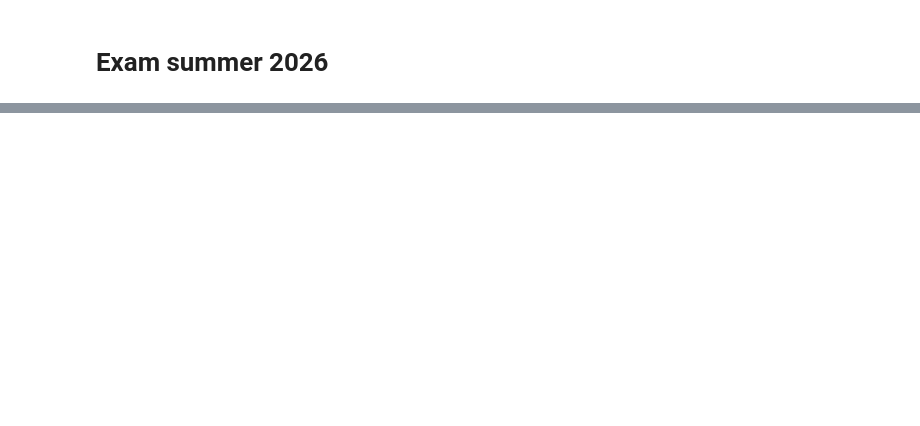
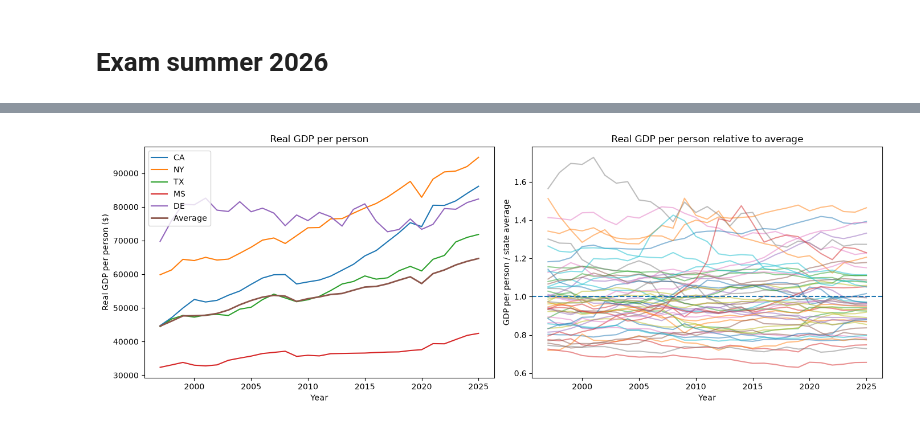
Before and after one commit to Alba-uni/AA_Project_1, a Jupyter notebook: Exam/Exam.ipynb, the cells around one changed output, grey strips where cells are left out. Saved outputs shown, nothing was run; the diff lists cells and outputs as text; code cells hidden in the pictures; blank space fills up the shorter version.

```diff
--- a/Exam/Exam.ipynb
+++ b/Exam/Exam.ipynb
@@ -109,8 +130,6 @@ print("Number of states:", len(gdp.columns))
 # GDP is in millions and population is in thousands
 y = (gdp / pop) * 1000
 
-display(y.head())
-
 # 1.1.4 Compare real GDP per person in the first and last year
 
 # First and last year in the data
@@ -139,9 +158,86 @@ for year in [tfirst, tlast]:
     print(f"Year: {year}")
     print(f"Highest: {highest_state}, ${highest:,.2f}")
     print(f"Lowest: {lowest_state}, ${lowest:,.2f}")
-    print(f"Highest / lowest ratio: {ratio:.2f}")
+    print(f"Ratio between highest and lowest: {ratio:.2f}")
     print(f"Average: ${average:,.2f}")
     print()
+
+
+# 1.1.5 Plot GDP per person and GDP relative to the state average
+
+# Choosing a handful of states
+chosen_states = ['CA', 'NY', 'TX', 'MS', 'DE']
+
+# Average GDP per person across states in each year
+y_average = y.mean(axis=1)
+
+# GDP per person relative to the average in each year
+y_relative = y.div(y_average, axis=0)
+
+# Create figure with two panels
+fig, axes = plt.subplots(1, 2, figsize=(14, 5))
+
+# Panel 1: GDP per person for selected states
+for state in chosen_states:
+    axes[0].plot(y.index, y[state], label=state)
+
+# Add average across all states
+axes[0].plot(y.index, y_average, label='Average', linewidth=2)
+
+axes[0].set_xlabel('Year')
+axes[0].set_ylabel('Real GDP per person ($)')
+axes[0].set_title('Real GDP per person')
+axes[0].legend()
+
+# Panel 2: GDP per person relative to the average
+for state in y.columns:
+    axes[1].plot(y.index, y_relative[state], alpha=0.5)
+
+# A value of 1 corresponds to the state average
+axes[1].axhline(1, linestyle='--')
+
+axes[1].set_xlabel('Year')
+axes[1].set_ylabel('GDP per person / state average')
+axes[1].set_title('Real GDP per person relative to average')
+
+plt.tight_layout()
+plt.show()
+
+
+# 1.2.1 Standard deviation of log real GDP per person
+
+# Take the logarithm of GDP per person
+log_y = np.log(y)
+
+# Standard deviation across states for each year
+std_log_y = log_y.std(axis=1)
+
+# Plot the standard deviation over time
+plt.figure(figsize=(8, 5))
+
+plt.plot(std_log_y.index, std_log_y)
+
+plt.xlabel('Year')
+plt.ylabel('Standard deviation of log GDP per person')
+plt.title('Dispersion in real GDP per person across states')
+
+plt.show()
+
+# 1.2.2 Report dispersion in the first and last year and its highest and lowest values
+
+# First and last year
+tfirst = std_log_y.index.min()
+tlast = std_log_y.index.max()
+
+# Year with highest and lowest standard deviation
+year_highest = std_log_y.idxmax()
+year_lowest = std_log_y.idxmin()
+
+# Report results
+print(f"Standard deviation in {tfirst}: {std_log_y.loc[tfirst]:.4f}")
+print(f"Standard deviation in {tlast}: {std_log_y.loc[tlast]:.4f}")
+print(f"Highest standard deviation: {std_log_y.loc[year_highest]:.4f} in {year_highest}")
+print(f"Lowest standard deviation: {std_log_y.loc[year_lowest]:.4f} in {year_lowest}")
 # %% [output]
 Number of years: 29
 Number of states: 50
@@ -154,0 +255 @@ Number of states: 50
+[figure, added]
```
Also changed, not shown: parts of 2 cells of this notebook, 2 other files.
